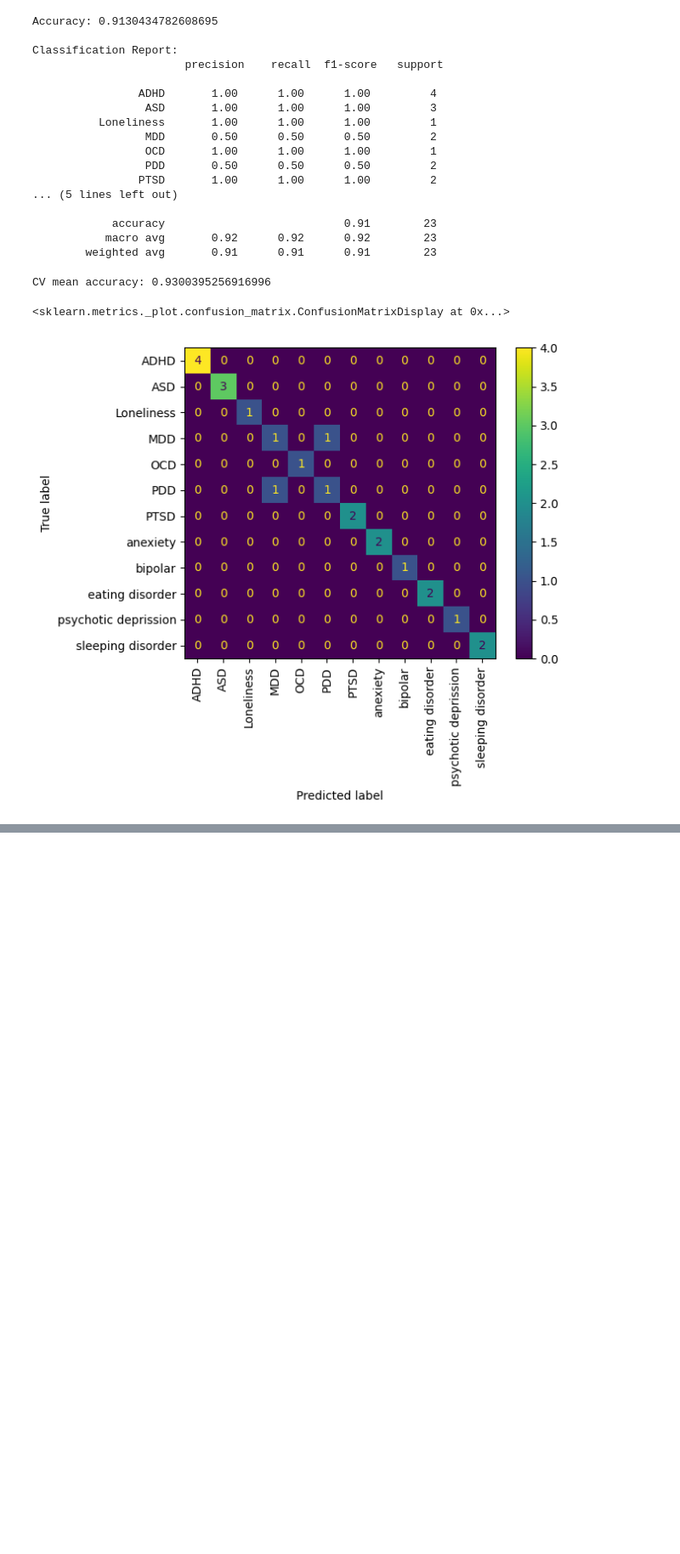
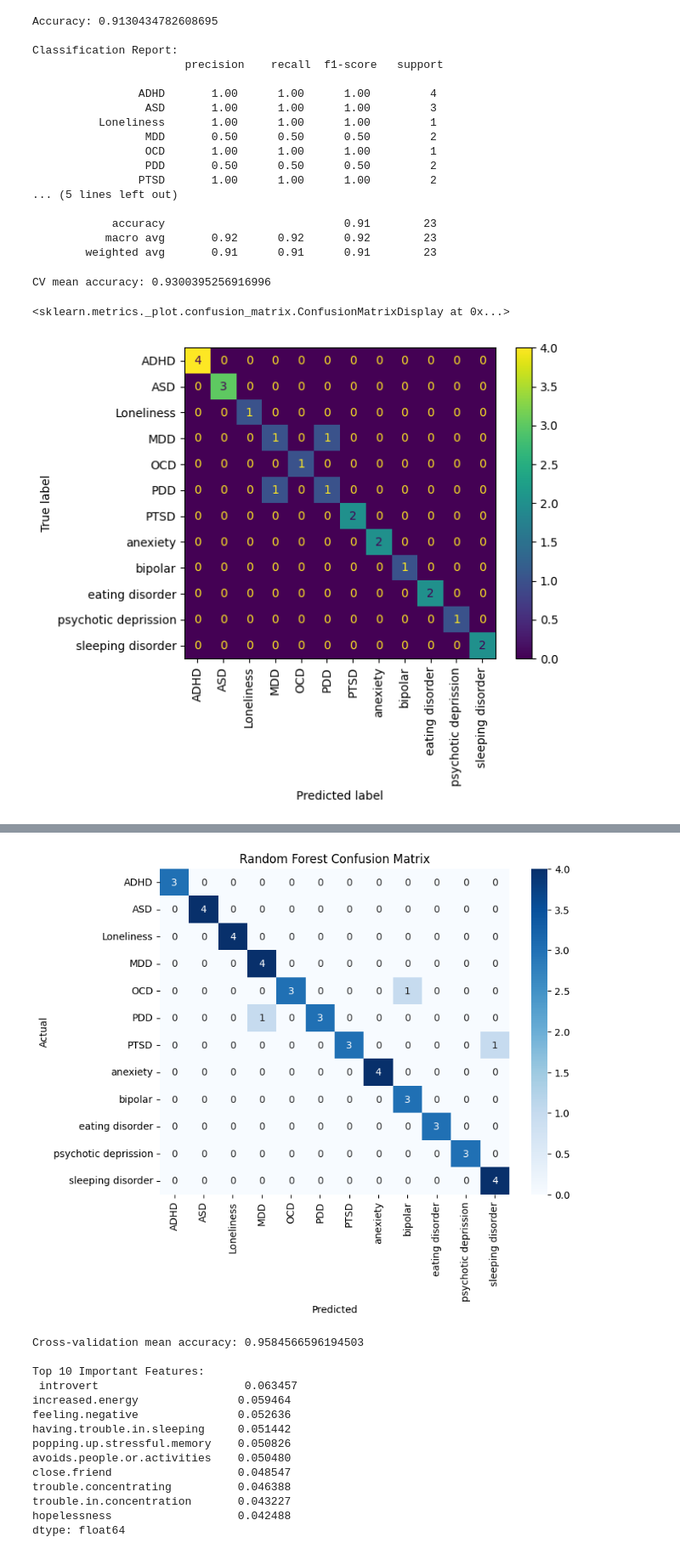
Before and after one commit to Sanarazaaa/Mental-Disorder-Classification-Using-Random-Forest, a Jupyter notebook: Mental_Disorder_Classification_Using_Random_Forest.ipynb, the cells around one changed output, grey strips where cells are left out. Shown: that part at 85% size. Saved outputs shown, nothing was run; the diff lists cells and outputs as text; code cells hidden in the pictures; blank space fills up the shorter version.

```diff
--- a/Mental_Disorder_Classification_Using_Random_Forest.ipynb
+++ b/Mental_Disorder_Classification_Using_Random_Forest.ipynb
@@ -80,3 +80,67 @@ ConfusionMatrixDisplay.from_estimator(model, X_test, y_test, xticks_rotation=90)
 # %% [output]
 <sklearn.metrics._plot.confusion_matrix.ConfusionMatrixDisplay at 0x...>
 [figure]
+# %%
+from imblearn.over_sampling import SMOTE
+from sklearn.metrics import confusion_matrix
+import matplotlib.pyplot as plt
+import seaborn as sns
+from sklearn.model_selection import GridSearchCV
+
+smote = SMOTE(random_state=42, k_neighbors=4)
+X_resampled, y_resampled = smote.fit_resample(X, y)
+
+X_train, X_test, y_train, y_test = train_test_split(
+    X_resampled, y_resampled, test_size=0.2, random_state=42, stratify=y_resampled
+)
+
+model = RandomForestClassifier(
+    n_estimators=100, random_state=42, class_weight="balanced"
+)
+model.fit(X_train, y_train)
+
+y_pred = model.predict(X_test)
+print("Test Accuracy:", accuracy_score(y_test, y_pred))
+print("\nClassification Report:\n", classification_report(y_test, y_pred))
+
+cm = confusion_matrix(y_test, y_pred)
+plt.figure(figsize=(8,6))
+sns.heatmap(cm, annot=True, fmt="d", cmap="Blues",
+            xticklabels=model.classes_,
+            yticklabels=model.classes_)
+plt.xlabel("Predicted")
+plt.ylabel("Actual")
+plt.title("Random Forest Confusion Matrix")
+plt.show()
+
+cv_scores = cross_val_score(model, X_resampled, y_resampled, cv=5)
+print("Cross-validation mean accuracy:", cv_scores.mean())
+
+importances = model.feature_importances_
+feature_importance = pd.Series(importances, index=X.columns).sort_values(ascending=False)
+print("\nTop 10 Important Features:\n", feature_importance.head(10))
+plt.figure(figsize=(8,5))
+feature_importance.head(10).plot(kind="barh", color="teal")
+plt.title("Top 10 Feature Importances")
+plt.gca().invert_yaxis()
+plt.show()
+
+param_grid = {
+    "n_estimators": [100, 200, 300],
+    "max_depth": [None, 5, 10, 20],
+    "min_samples_split": [2, 5, 10],
+    "min_samples_leaf": [1, 2, 4]
+}
+grid = GridSearchCV(
+    RandomForestClassifier(random_state=42, class_weight="balanced"),
+    param_grid, cv=5, scoring="accuracy", n_jobs=-1
+)
+grid.fit(X_resampled, y_resampled)
+print("\nBest Hyperparameters:", grid.best_params_)
+print("Best CV Score:", grid.best_score_)
+
+import shap
+explainer = shap.TreeExplainer(model)
+shap_values = explainer.shap_values(X_test)
+shap.summary_plot(shap_values, X_test, feature_names=X.columns)
+# %% [output]
@@ -82,0 +164,15 @@ ConfusionMatrixDisplay.from_estimator(model, X_test, y_test, xticks_rotation=90)
+[figure, added]
+Cross-validation mean accuracy: 0.9584566596194503
+
+Top 10 Important Features:
+ introvert                      0.063457
+increased.energy               0.059464
+feeling.negative               0.052636
+having.trouble.in.sleeping     0.051442
+popping.up.stressful.memory    0.050826
+avoids.people.or.activities    0.050480
+close.friend                   0.048547
+trouble.concentrating          0.046388
+trouble.in.concentration       0.043227
+hopelessness                   0.042488
+dtype: float64
```
Also changed, not shown: parts of 2 cells of this notebook.
